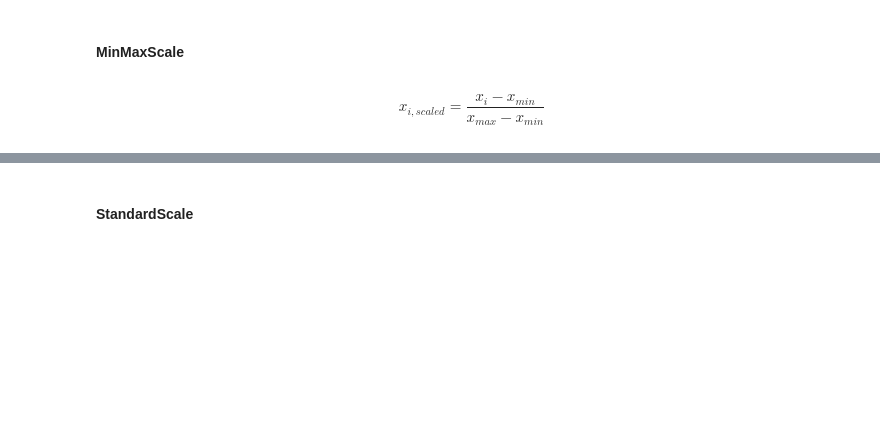
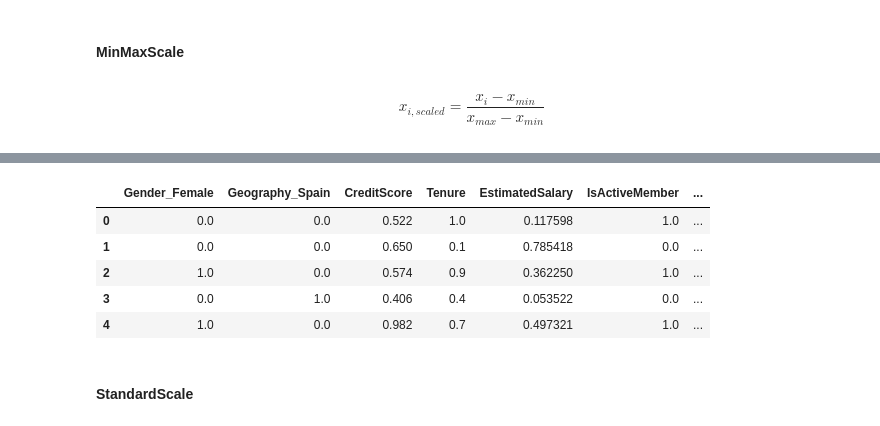
Before and after one commit to Samirnunes/data-science, a Jupyter notebook: machine_learning/machine_learning_techniques/scaling/scaling.ipynb, the cells around one changed output, grey strips where cells are left out. Drawn from its saved outputs; the diff is of its cells as text; code cells hidden in the pictures; blank space fills up the shorter version.

```diff
--- a/machine_learning/machine_learning_techniques/scaling/scaling.ipynb
+++ b/machine_learning/machine_learning_techniques/scaling/scaling.ipynb
@@ -61,3 +82,12 @@ X_train[num_cols].head()
+# %%
+X_test_min_max[num_cols].head()
+# %% [output]
+|  | Gender_Female | Geography_Spain | CreditScore | Tenure | EstimatedSalary | IsActiveMember | ... |
+| 0 | 0.0 | 0.0 | 0.522 | 1.0 | 0.117598 | 1.0 | ... |
+| 1 | 0.0 | 0.0 | 0.650 | 0.1 | 0.785418 | 0.0 | ... |
+| 2 | 1.0 | 0.0 | 0.574 | 0.9 | 0.362250 | 1.0 | ... |
+| 3 | 0.0 | 1.0 | 0.406 | 0.4 | 0.053522 | 0.0 | ... |
+| 4 | 1.0 | 0.0 | 0.982 | 0.7 | 0.497321 | 1.0 | ... |
 # %% [markdown]
 #### StandardScale
 # %% [markdown]
```
Also changed, not shown: parts of 11 cells of this notebook.
